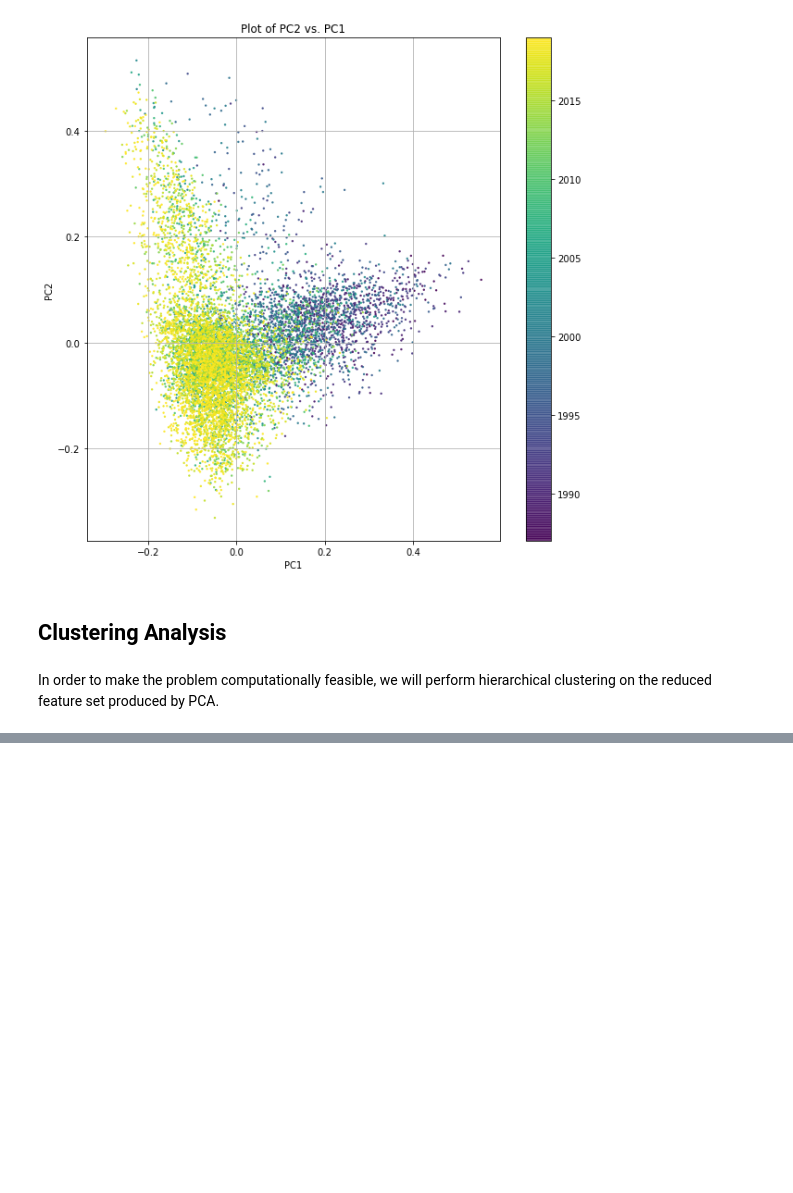
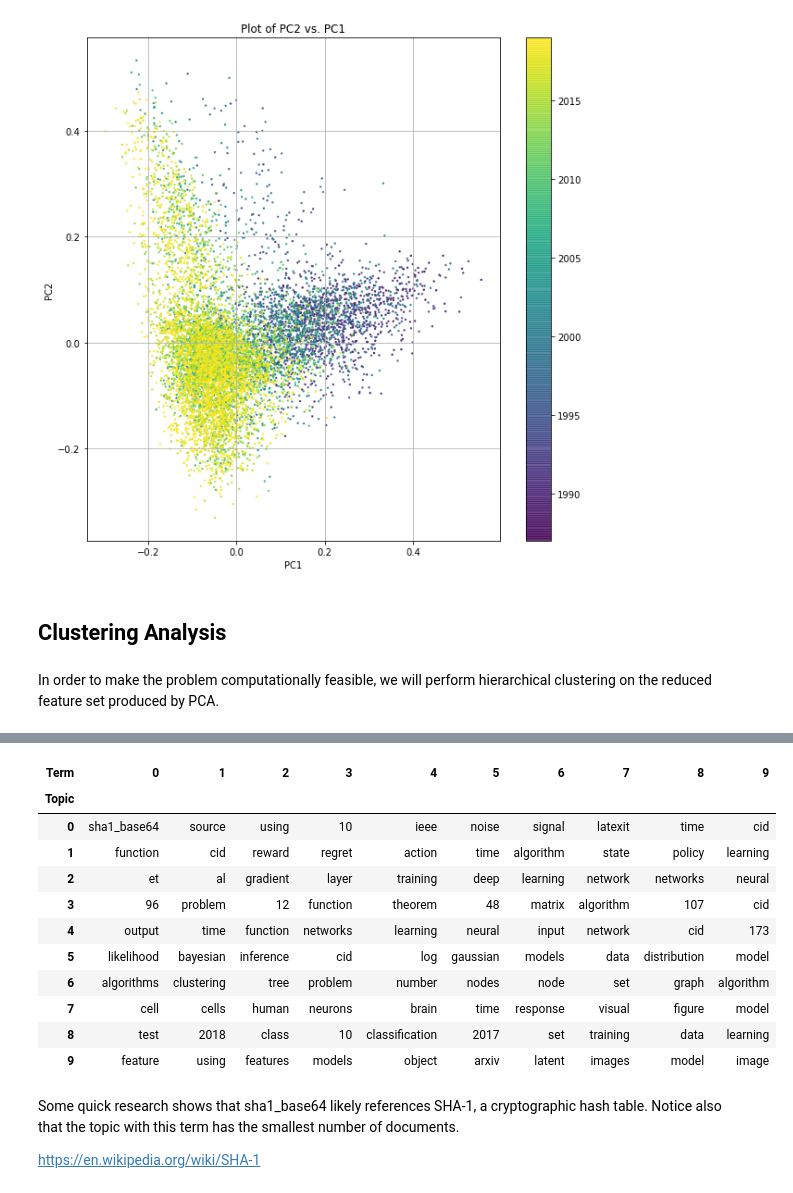
Before and after one commit to lmoles/NeurIPS-Text-Analysis, a Jupyter notebook: ds_topic_modeling.ipynb, the cells around one changed output, grey strips where cells are left out. Drawn from its saved outputs; the diff is of its cells as text; code cells hidden in the pictures; blank space fills up the shorter version.

```diff
--- a/ds_topic_modeling.ipynb
+++ b/ds_topic_modeling.ipynb
@@ -239,0 +301,46 @@ plot_dendrogram(hclust, p=10, color_thresh=10)
+# %%
+# extract word distributions for each topic
+lda_dist = pd.DataFrame(
+    lda.components_,
+    columns=vectorizer.get_feature_names()
+)
+# %%
+# build results table to show top 10 words for each topic
+# We could also randomize these based on the distributions
+lda_results = lda_dist.apply(
+    lambda x: lda_dist.columns[np.argsort(x)[-10:]].values,
+    axis=1
+)
+
+# formatting into table
+lda_results = lda_results.to_frame(name='Value') \
+    .explode('Value') \
+    .reset_index()
+lda_results = lda_results.rename(
+    columns={lda_results.columns[0]:'Topic'}
+)
+lda_results['Term'] = lda_results.groupby('Topic').cumcount()
+lda_results = lda_results.pivot(
+    index='Topic',
+    columns='Term',
+    values='Value'
+)
+# %%
+lda_results
+# %% [output]
+| Term | 0 | 1 | 2 | 3 | 4 | 5 | 6 | 7 | 8 | 9 |
+| Topic |  |  |  |  |  |  |  |  |  |  |
+| 0 | sha1_base64 | source | using | 10 | ieee | noise | signal | latexit | time | cid |
+| 1 | function | cid | reward | regret | action | time | algorithm | state | policy | learning |
+| 2 | et | al | gradient | layer | training | deep | learning | network | networks | neural |
+| 3 | 96 | problem | 12 | function | theorem | 48 | matrix | algorithm | 107 | cid |
+| 4 | output | time | function | networks | learning | neural | input | network | cid | 173 |
+| 5 | likelihood | bayesian | inference | cid | log | gaussian | models | data | distribution | model |
+| 6 | algorithms | clustering | tree | problem | number | nodes | node | set | graph | algorithm |
+| 7 | cell | cells | human | neurons | brain | time | response | visual | figure | model |
+| 8 | test | 2018 | class | 10 | classiﬁcation | 2017 | set | training | data | learning |
+| 9 | feature | using | features | models | object | arxiv | latent | images | model | image |
+# %% [markdown]
+Some quick research shows that sha1_base64 likely references SHA-1, a cryptographic hash table. Notice also that the topic with this term has the smallest number of documents.
+
+https://en.wikipedia.org/wiki/SHA-1
```
Also changed, not shown: parts of 14 cells of this notebook.
